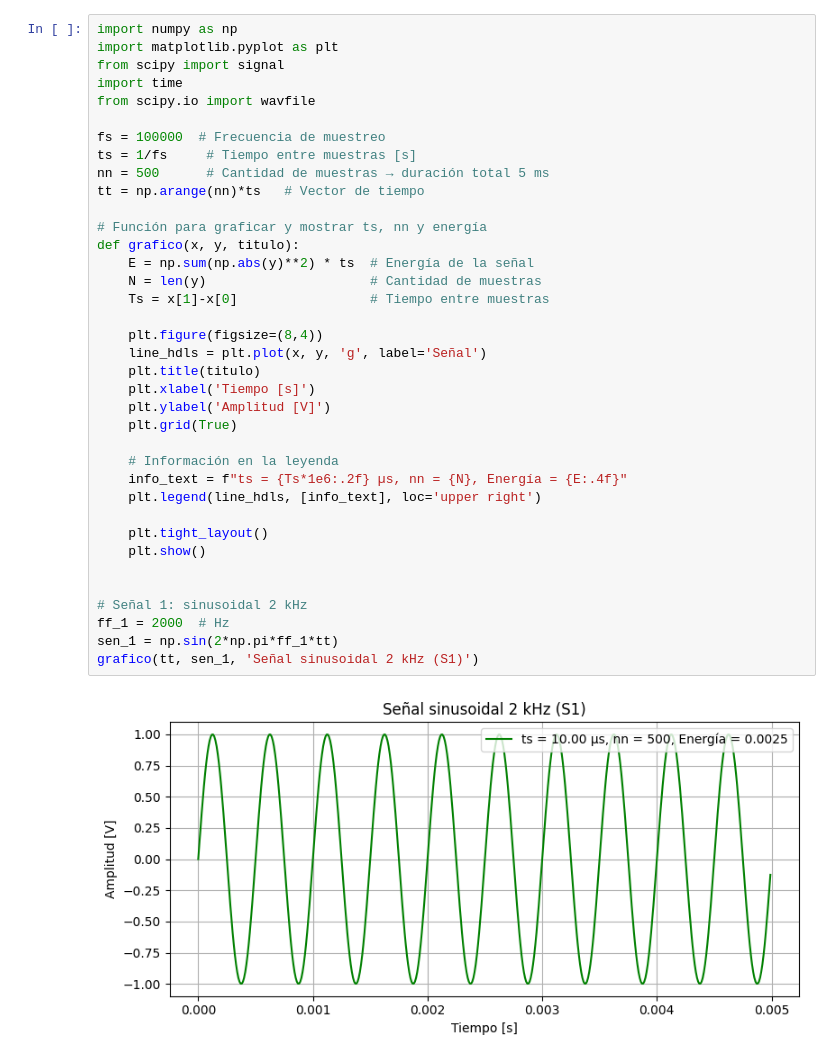
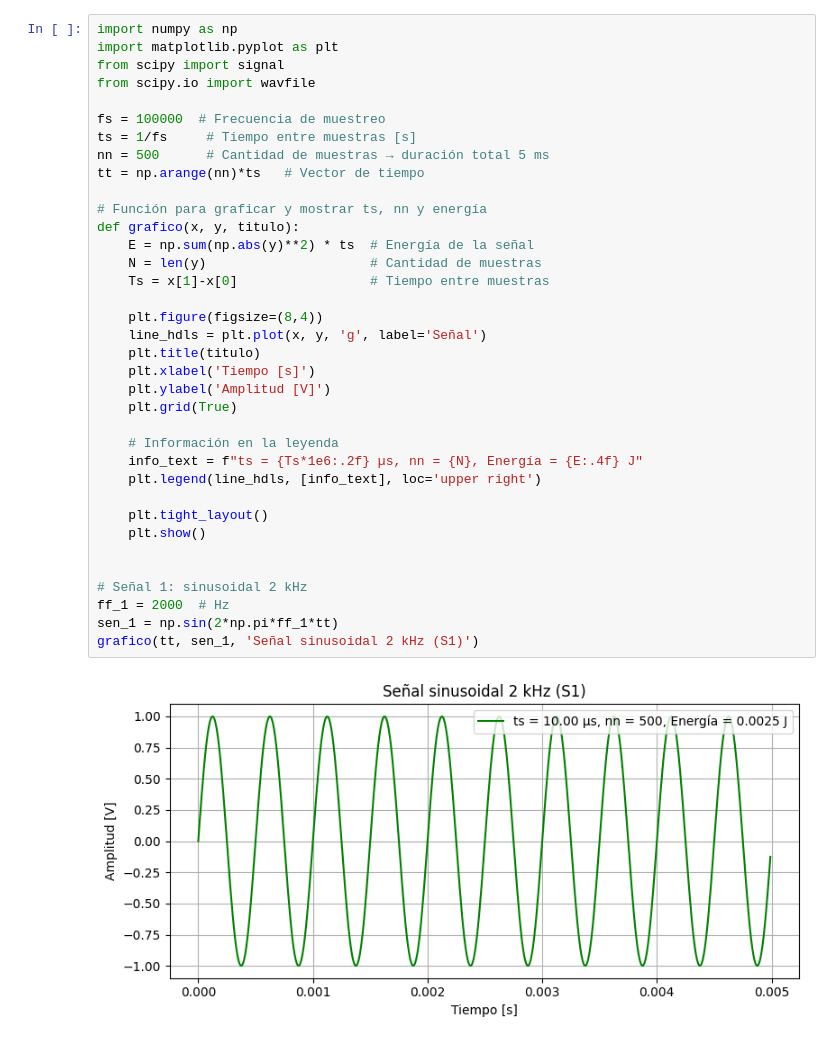
Before and after one commit to aguspaolini/aps-Paolini-Rosso, a Jupyter notebook: TS1 - Paolini Rosso.ipynb, the cells around one changed output. Drawn from its saved outputs; the diff is of its cells as text.

```diff
--- a/TS1 - Paolini Rosso.ipynb
+++ b/TS1 - Paolini Rosso.ipynb
@@ -73,41 +76,40 @@ En primer lugar, se estableció la frecuencia de muestreo `fs = 100000 1/s`, el
 import numpy as np
 import matplotlib.pyplot as plt
 from scipy import signal
-import time
 from scipy.io import wavfile
 
 fs = 100000  # Frecuencia de muestreo
 ts = 1/fs     # Tiempo entre muestras [s]
 nn = 500      # Cantidad de muestras → duración total 5 ms
 tt = np.arange(nn)*ts   # Vector de tiempo
 
 # Función para graficar y mostrar ts, nn y energía
 def grafico(x, y, titulo):
     E = np.sum(np.abs(y)**2) * ts  # Energía de la señal
     N = len(y)                     # Cantidad de muestras
     Ts = x[1]-x[0]                 # Tiempo entre muestras
 
     plt.figure(figsize=(8,4))
     line_hdls = plt.plot(x, y, 'g', label='Señal')
     plt.title(titulo)
     plt.xlabel('Tiempo [s]')
     plt.ylabel('Amplitud [V]')
     plt.grid(True)
 
     # Información en la leyenda
-    info_text = f"ts = {Ts*1e6:.2f} µs, nn = {N}, Energía = {E:.4f}"
+    info_text = f"ts = {Ts*1e6:.2f} µs, nn = {N}, Energía = {E:.4f} J"
     plt.legend(line_hdls, [info_text], loc='upper right')
 
     plt.tight_layout()
     plt.show()
 
 
 # Señal 1: sinusoidal 2 kHz
 ff_1 = 2000  # Hz
 sen_1 = np.sin(2*np.pi*ff_1*tt)
 grafico(tt, sen_1, 'Señal sinusoidal 2 kHz (S1)')
 # %% [output]
-[figure, old version]
+[figure, new version]
 # %% [markdown]
 La señal de frecuencia `ff_1 = 2000 Hz` tiene un período de
 $$
```
Also changed, not shown: parts of 25 cells of this notebook, 2 other files.
